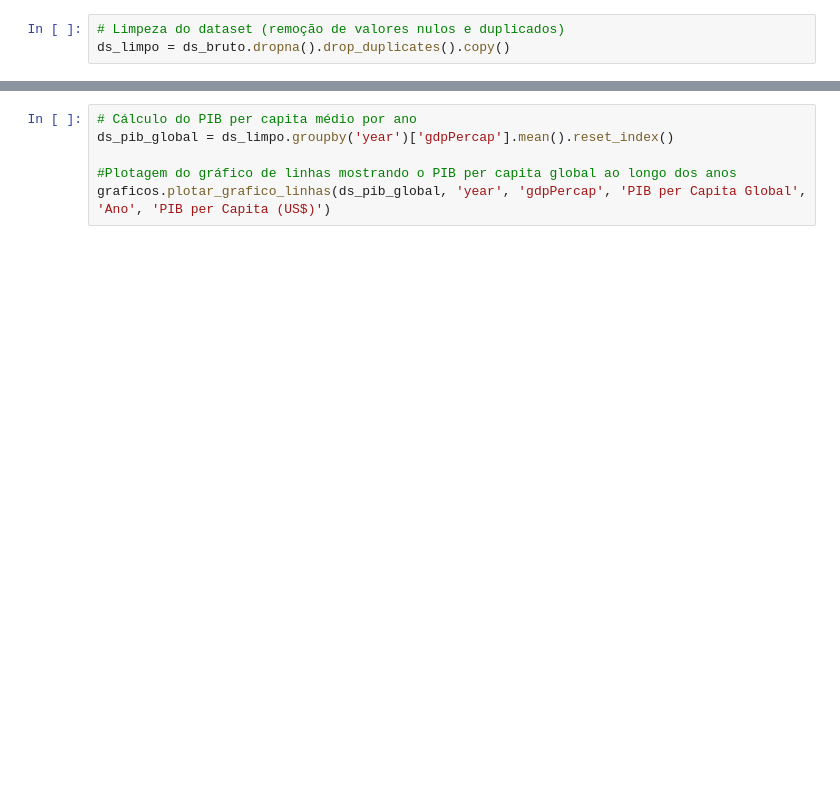
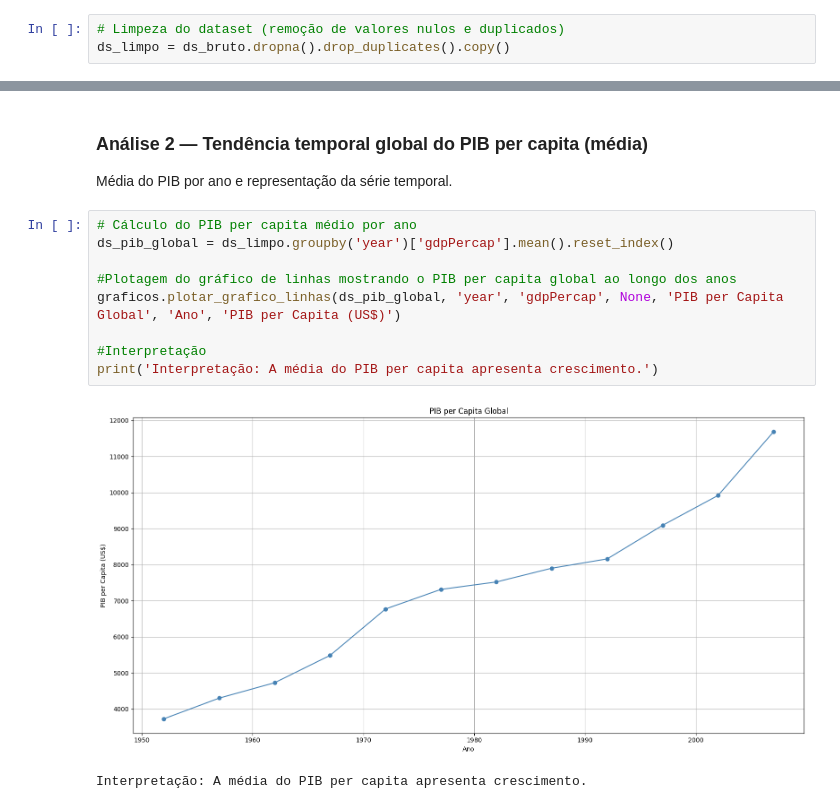
Before and after one commit to kadupenido/python-cd-avaliacao-final-grupo-5, a Jupyter notebook: notebooks/grupo_5_projeto_gapminder.ipynb, the cells around one changed output, grey strips where cells are left out. Drawn from its saved outputs; the diff is of its cells as text; blank space fills up the shorter version.

```diff
--- a/notebooks/grupo_5_projeto_gapminder.ipynb
+++ b/notebooks/grupo_5_projeto_gapminder.ipynb
@@ -31,6 +124,16 @@ graficos.plotar_grafico_linhas(ds_espec_global, 'year', 'lifeExp', 'Expectativa
+# %% [markdown]
+### Análise 2 — Tendência temporal global do PIB per capita (média)
+
+Média do PIB por ano e representação da série temporal.
 # %%
 # Cálculo do PIB per capita médio por ano
 ds_pib_global = ds_limpo.groupby('year')['gdpPercap'].mean().reset_index()
 
 #Plotagem do gráfico de linhas mostrando o PIB per capita global ao longo dos anos
-graficos.plotar_grafico_linhas(ds_pib_global, 'year', 'gdpPercap', 'PIB per Capita Global', 'Ano', 'PIB per Capita (US$)')
+graficos.plotar_grafico_linhas(ds_pib_global, 'year', 'gdpPercap', None, 'PIB per Capita Global', 'Ano', 'PIB per Capita (US$)')
+
+#Interpretação
+print('Interpretação: A média do PIB per capita apresenta crescimento.')
+# %% [output]
+[figure, added]
+Interpretação: A média do PIB per capita apresenta crescimento.
```
Also changed, not shown: parts of 18 cells of this notebook, 3 other files.
